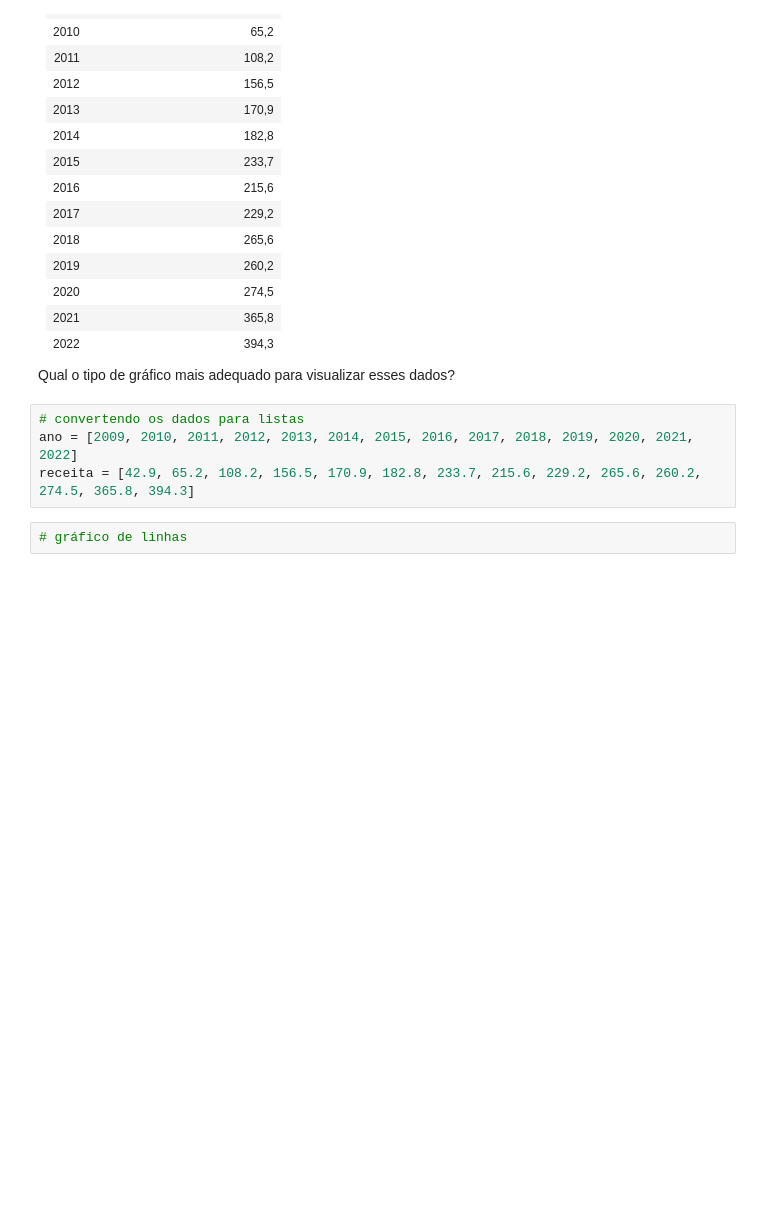
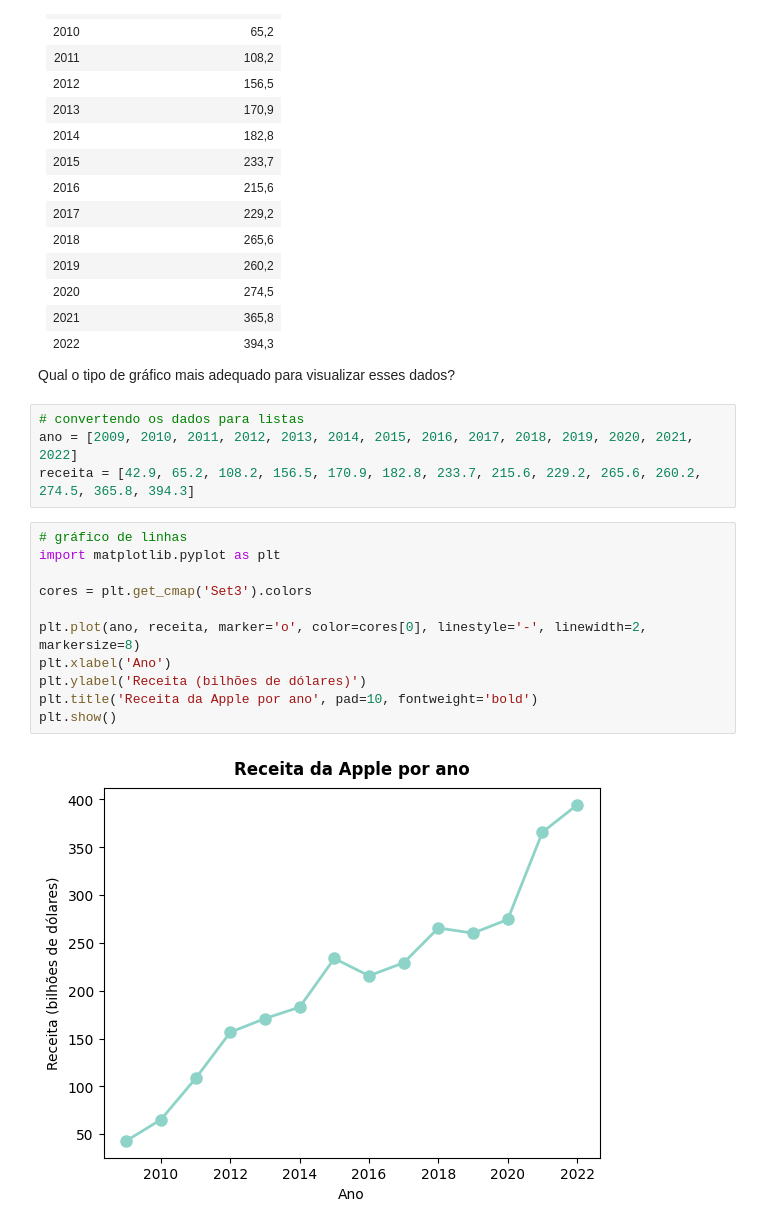
Before and after one commit to accorsi-lucas/Matplotlib-e-Seaborn, a Jupyter notebook: Matplotlib - exercícios - gráfico de linhas/06_exercicios_parte_1_inicial.ipynb, the cells around one changed output. Saved outputs shown, nothing was run; the diff lists cells and outputs as text; blank space fills up the shorter version.

```diff
--- a/Matplotlib - exercícios - gráfico de linhas/06_exercicios_parte_1_inicial.ipynb
+++ b/Matplotlib - exercícios - gráfico de linhas/06_exercicios_parte_1_inicial.ipynb
@@ -38,5 +38,16 @@ Qual o tipo de gráfico mais adequado para visualizar esses dados?
 # convertendo os dados para listas
 ano = [2009, 2010, 2011, 2012, 2013, 2014, 2015, 2016, 2017, 2018, 2019, 2020, 2021, 2022]
 receita = [42.9, 65.2, 108.2, 156.5, 170.9, 182.8, 233.7, 215.6, 229.2, 265.6, 260.2, 274.5, 365.8, 394.3]
-# %%
-# gráfico de linhas
+# %%
+# gráfico de linhas
+import matplotlib.pyplot as plt
+
+cores = plt.get_cmap('Set3').colors
+
+plt.plot(ano, receita, marker='o', color=cores[0], linestyle='-', linewidth=2, markersize=8)
+plt.xlabel('Ano')
+plt.ylabel('Receita (bilhões de dólares)')
+plt.title('Receita da Apple por ano', pad=10, fontweight='bold')
+plt.show()
+# %% [output]
+[figure, added]
```
Also changed, not shown: 2 other files.
